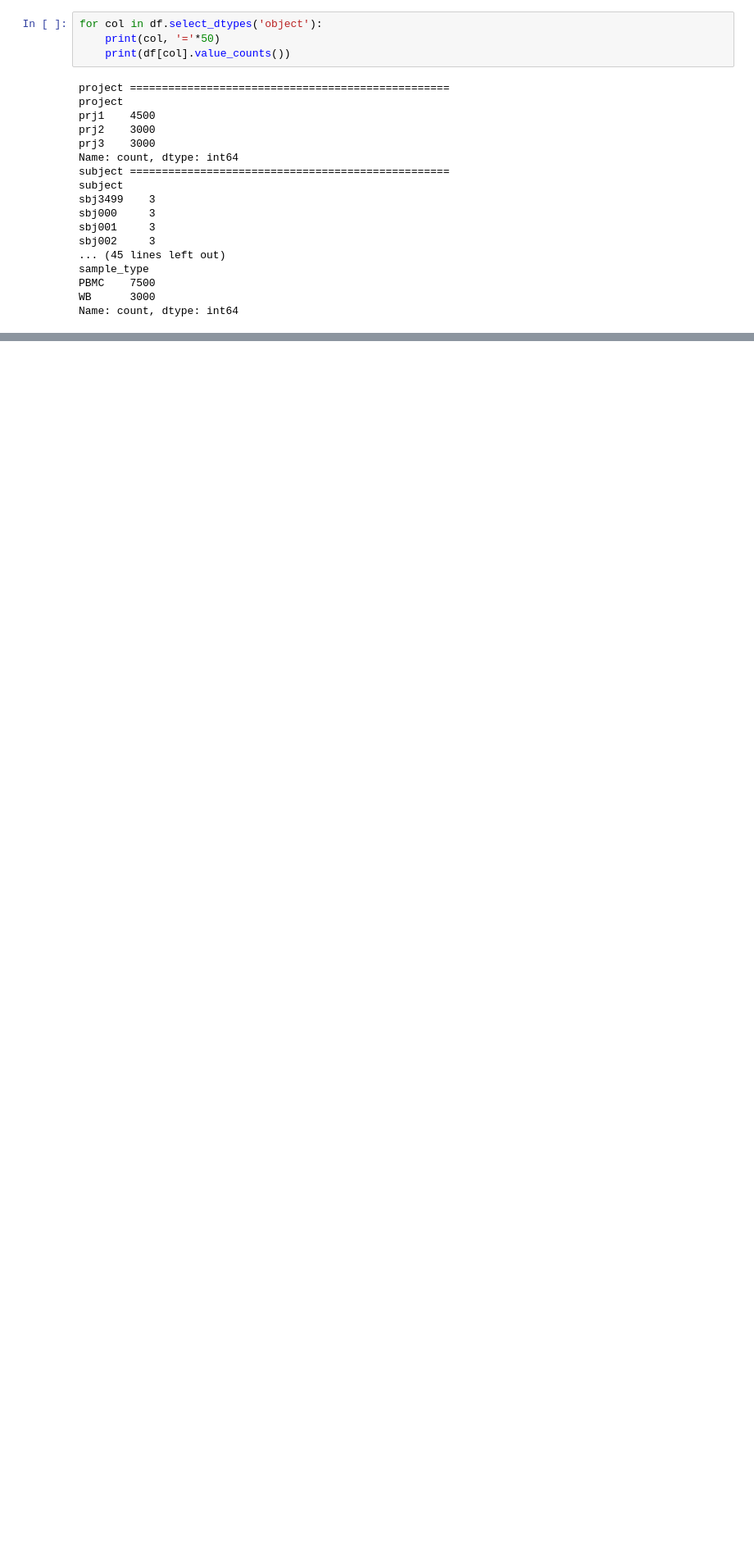
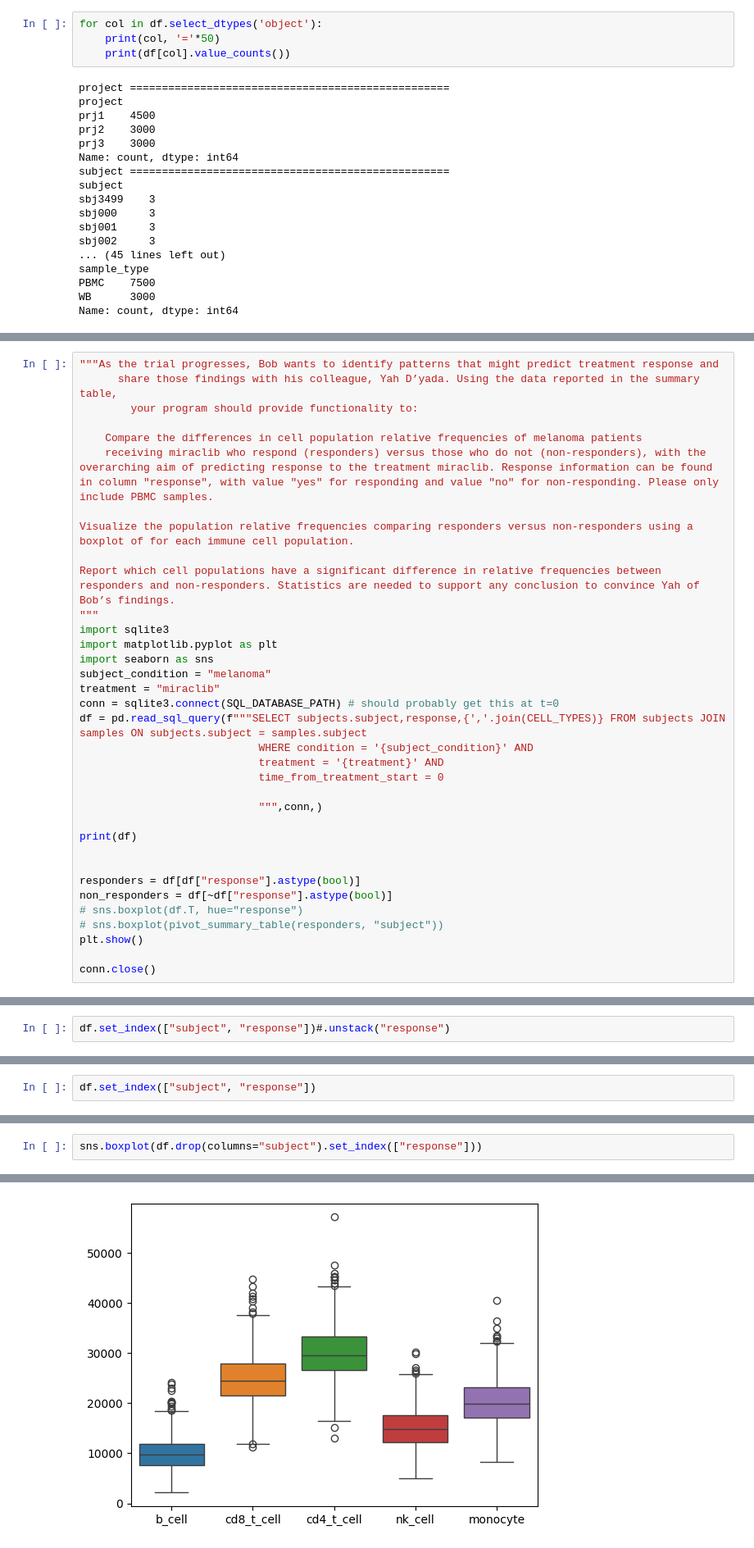
Before and after one commit to cazcullimore/teikoTest, a Jupyter notebook: scratch.ipynb, the cells around one changed output, grey strips where cells are left out. Shown at 82% size. Saved outputs shown, nothing was run; the diff lists cells and outputs as text; blank space fills up the shorter version.

Commit message:
looks like nothing is significant trying to combine t cells

```diff
--- a/scratch.ipynb
+++ b/scratch.ipynb
@@ -158,0 +159,35 @@ Name: count, dtype: int64
+# %%
+"""As the trial progresses, Bob wants to identify patterns that might predict treatment response and
+      share those findings with his colleague, Yah D’yada. Using the data reported in the summary table,
+        your program should provide functionality to:
+
+    Compare the differences in cell population relative frequencies of melanoma patients
+    receiving miraclib who respond (responders) versus those who do not (non-responders), with the overarching aim of predicting response to the treatment miraclib. Response information can be found in column "response", with value "yes" for responding and value "no" for non-responding. Please only include PBMC samples.
+
+Visualize the population relative frequencies comparing responders versus non-responders using a boxplot of for each immune cell population.
+
+Report which cell populations have a significant difference in relative frequencies between responders and non-responders. Statistics are needed to support any conclusion to convince Yah of Bob’s findings.
+"""
+import sqlite3
+import matplotlib.pyplot as plt
+import seaborn as sns
+subject_condition = "melanoma"
+treatment = "miraclib"
+conn = sqlite3.connect(SQL_DATABASE_PATH) # should probably get this at t=0
+df = pd.read_sql_query(f"""SELECT subjects.subject,response,{','.join(CELL_TYPES)} FROM subjects JOIN samples ON subjects.subject = samples.subject
+                            WHERE condition = '{subject_condition}' AND
+                            treatment = '{treatment}' AND
+                            time_from_treatment_start = 0
+
+                            """,conn,)
+
+print(df)
+
+
+responders = df[df["response"].astype(bool)]
+non_responders = df[~df["response"].astype(bool)]
+# sns.boxplot(df.T, hue="response")
+# sns.boxplot(pivot_summary_table(responders, "subject"))
+plt.show()
+
+conn.close()
@@ -158,0 +209,2 @@ Name: count, dtype: int64
+# %%
+df.set_index(["subject", "response"])#.unstack("response")
@@ -158,0 +259,2 @@ Name: count, dtype: int64
+# %%
+df.set_index(["subject", "response"])
@@ -158,0 +293,3 @@ Name: count, dtype: int64
+# %%
+sns.boxplot(df.drop(columns="subject").set_index(["response"]))
+# %% [output]
@@ -158,0 +297 @@ Name: count, dtype: int64
+[figure, added]
```
Also changed, not shown: parts of 10 cells of this notebook, 7 other files.
